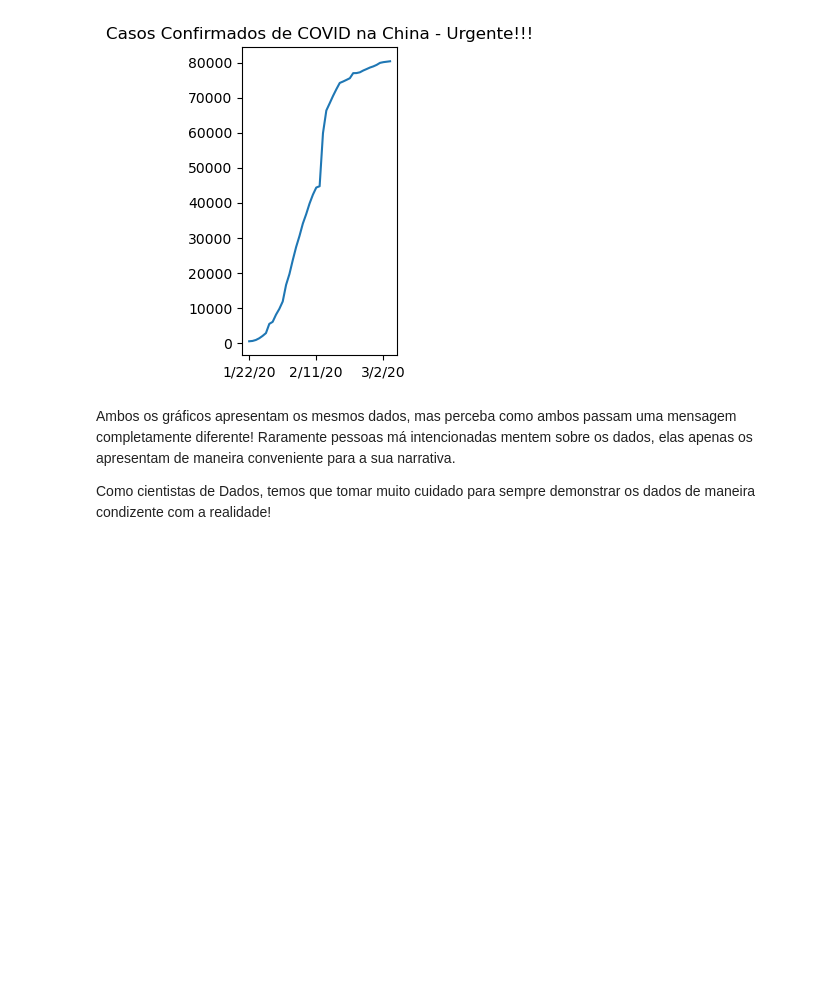
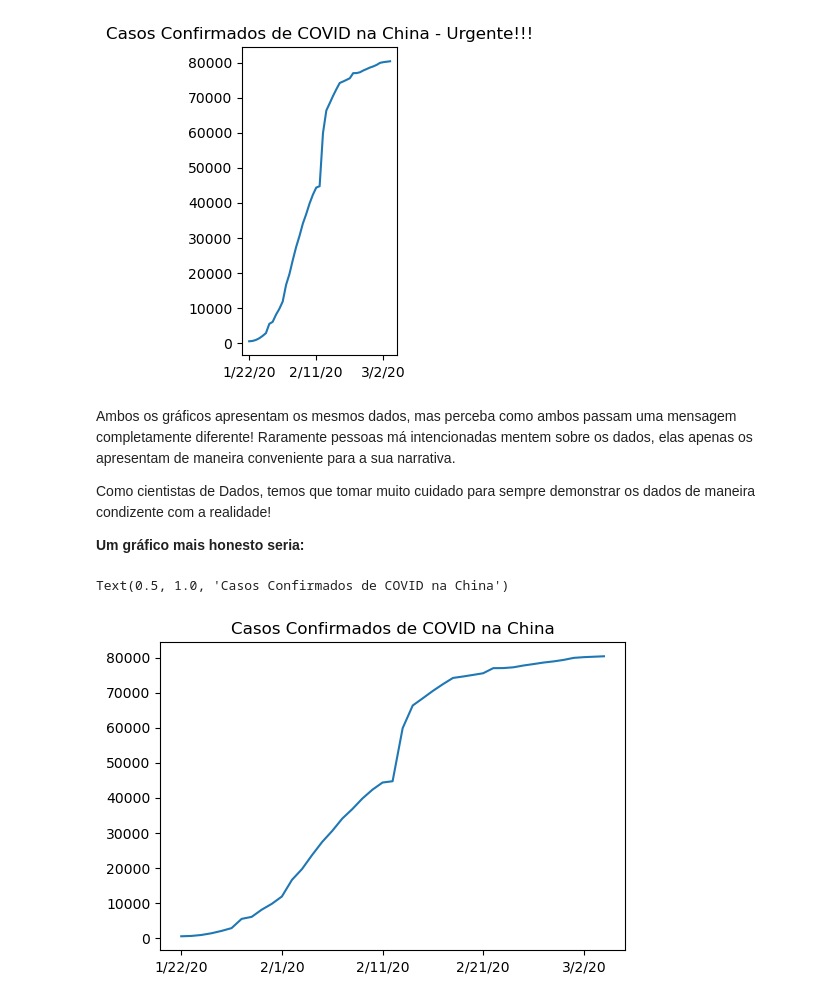
Before and after one commit to OliveiraLucas29/Curso_DataScience_Alura, a Jupyter notebook: Analises_para_medicina/Caderno do Curso.ipynb, the cells around one changed output. Drawn from its saved outputs; the diff is of its cells as text; code cells hidden in the pictures; blank space fills up the shorter version.

```diff
--- a/Analises_para_medicina/Caderno do Curso.ipynb
+++ b/Analises_para_medicina/Caderno do Curso.ipynb
@@ -219,3 +208,12 @@ Text(0.5, 1.0, 'Casos Confirmados de COVID na China - Urgente!!!')
 Ambos os gráficos apresentam os mesmos dados, mas perceba como ambos passam uma mensagem completamente diferente! Raramente pessoas má intencionadas mentem sobre os dados, elas apenas os apresentam de maneira conveniente para a sua narrativa.
 
 Como cientistas de Dados, temos que tomar muito cuidado para sempre demonstrar os dados de maneira condizente com a realidade!
+
+**Um gráfico mais honesto seria:**
+# %%
+fig = plt.figure(figsize=(6,4))
+ax = confirmed_by_country.loc['China'][2:45].plot()
+ax.set_title('Casos Confirmados de COVID na China')
+# %% [output]
+Text(0.5, 1.0, 'Casos Confirmados de COVID na China')
+[figure, added]
```
Also changed, not shown: parts of 34 cells of this notebook.
